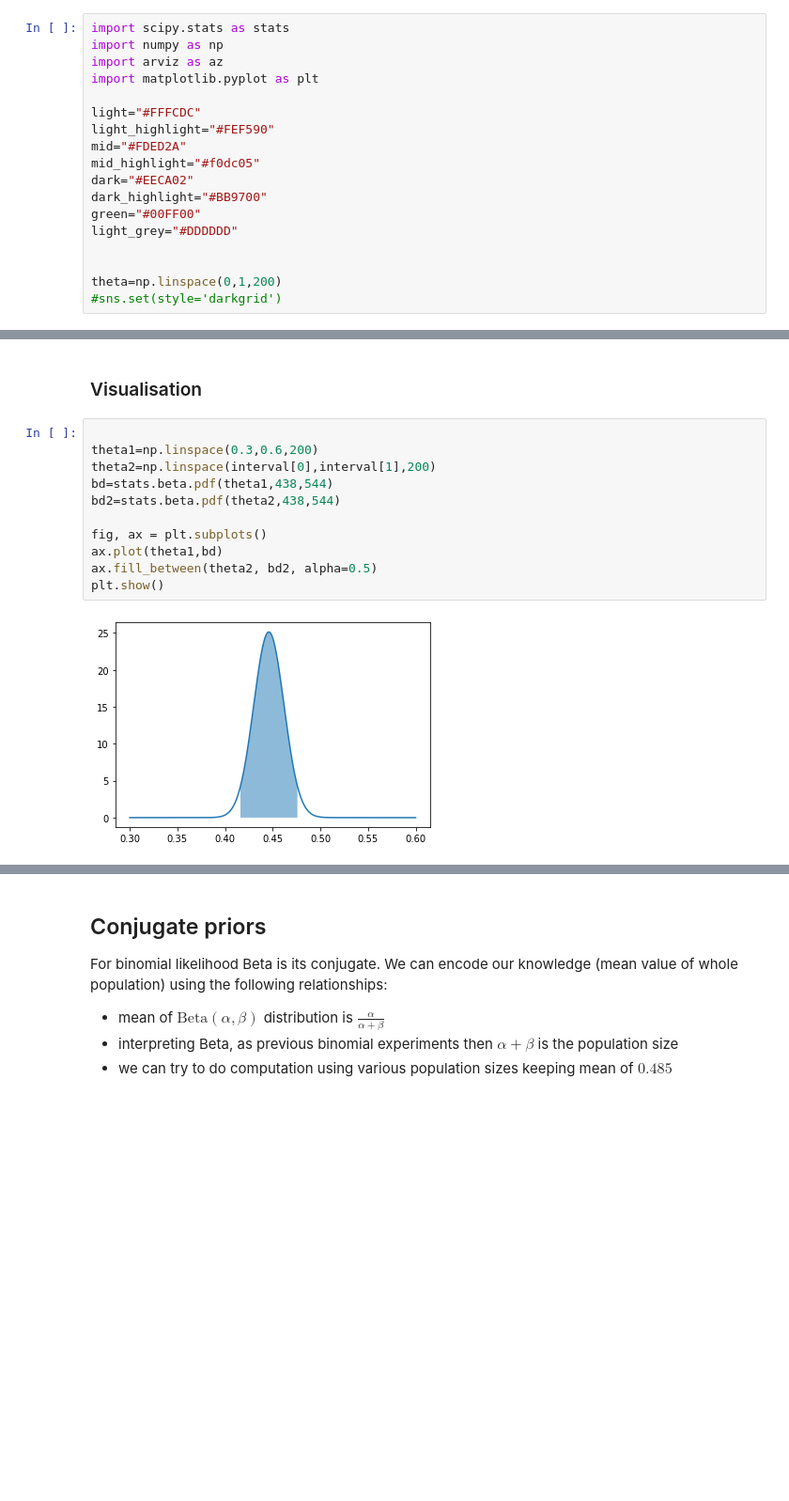
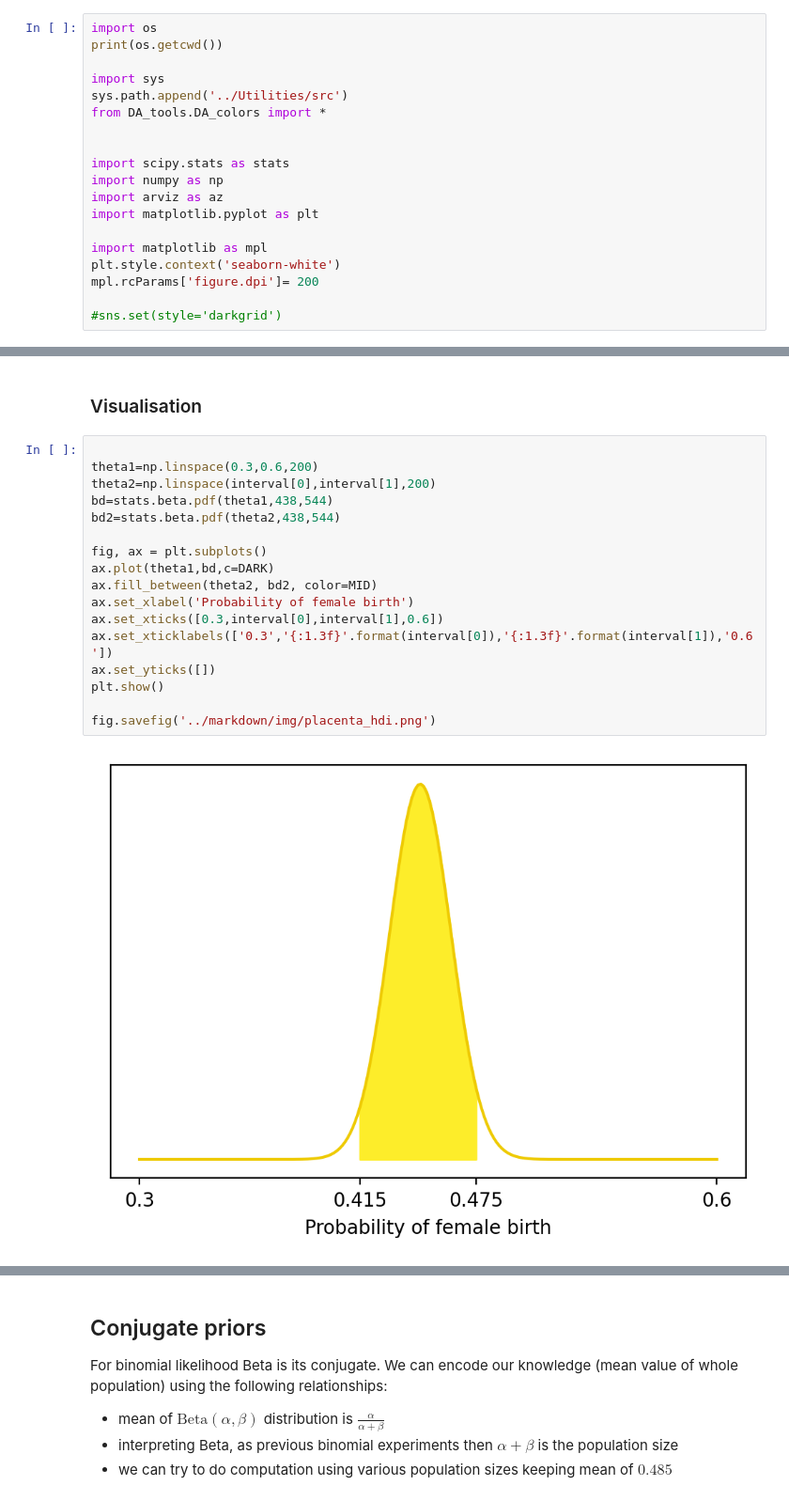
Before and after one commit to KAIR-ISZ/bayes_book, a Jupyter notebook: bayes_book/notebooks/chapter_6.ipynb, the cells around one changed output, grey strips where cells are left out. Shown at 94% size. Saved outputs shown, nothing was run; the diff lists cells and outputs as text; blank space fills up the shorter version.

```diff
--- a/bayes_book/notebooks/chapter_6.ipynb
+++ b/bayes_book/notebooks/chapter_6.ipynb
@@ -284,20 +284,21 @@ Globe tossing:
 # %% [markdown]
 ## Globe tossing likelyhood
 # %%
+import os
+print(os.getcwd())
+
+import sys
+sys.path.append('../Utilities/src')
+from DA_tools.DA_colors import *
+
+
 import scipy.stats as stats
 import numpy as np
 import arviz as az
 import matplotlib.pyplot as plt
 
-light="#FFFCDC"
-light_highlight="#FEF590"
-mid="#FDED2A"
-mid_highlight="#f0dc05"
-dark="#EECA02"
-dark_highlight="#BB9700"
-green="#00FF00"
-light_grey="#DDDDDD"
+import matplotlib as mpl
+plt.style.context('seaborn-white')
+mpl.rcParams['figure.dpi']= 200
 
-
-theta=np.linspace(0,1,200)
 #sns.set(style='darkgrid')
@@ -388,13 +434,19 @@ Median:0.4458620618113093
 # %%
 
 theta1=np.linspace(0.3,0.6,200)
 theta2=np.linspace(interval[0],interval[1],200)
 bd=stats.beta.pdf(theta1,438,544)
 bd2=stats.beta.pdf(theta2,438,544)
 
 fig, ax = plt.subplots()
-ax.plot(theta1,bd)
-ax.fill_between(theta2, bd2, alpha=0.5)
+ax.plot(theta1,bd,c=DARK)
+ax.fill_between(theta2, bd2, color=MID)
+ax.set_xlabel('Probability of female birth')
+ax.set_xticks([0.3,interval[0],interval[1],0.6])
+ax.set_xticklabels(['0.3','{:1.3f}'.format(interval[0]),'{:1.3f}'.format(interval[1]),'0.6'])
+ax.set_yticks([])
 plt.show()
+
+fig.savefig('../markdown/img/placenta_hdi.png')
 # %% [output]
-[figure, old version]
+[figure, new version]
```
Also changed, not shown: parts of 24 cells of this notebook, 30 other files.
